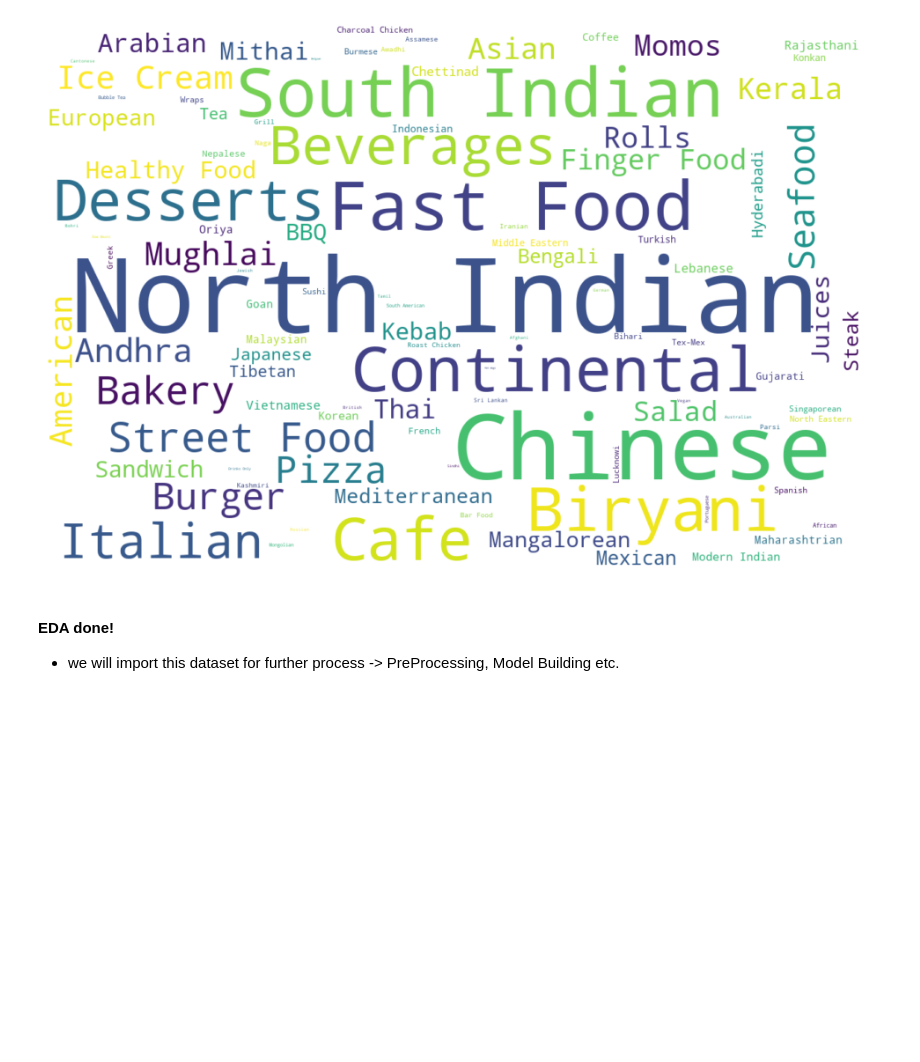
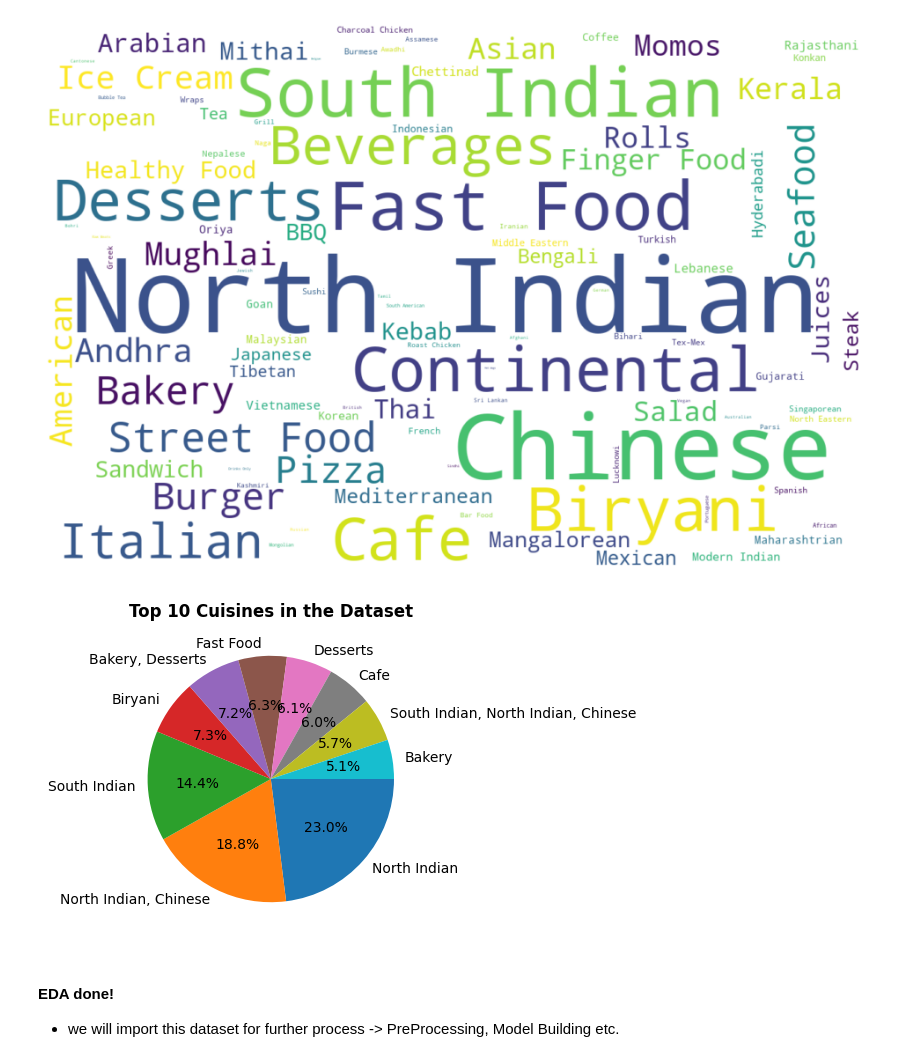
Before and after one commit to bhavbooks/Zomato-Restaurants-Rating-Prediction-, a Jupyter notebook: src/EDA.ipynb, the cells around one changed output. Cells and saved outputs as stored; diff of their text form; code cells hidden in the pictures; blank space fills up the shorter version.

```diff
--- a/src/EDA.ipynb
+++ b/src/EDA.ipynb
@@ -1349,6 +1366,18 @@ plt.show("cuisine_wordcloud")
 # %% [output]
 ✅ Auto-saved: visualizations/cuisine_wordcloud.png
 [figure]
+# %%
+# Top 10 cuisines
+top_10_cuisines = df['cuisines'].value_counts().sort_values(ascending=False)[:10]
+
+# Plotting
+plt.figure(figsize=(4, 4))
+plt.pie(top_10_cuisines, labels=top_10_cuisines.index, autopct='%1.1f%%', counterclock=False)
+plt.title('Top 10 Cuisines in the Dataset', fontweight='bold')
+plt.savefig("visualizations/top_10_cuisines_piechart.png")
+plt.show()
+# %% [output]
+[figure, added]
 # %% [markdown]
 #### EDA done!
 - we will import this dataset for further process -> PreProcessing, Model Building etc.
```
Also changed, not shown: parts of 2 cells of this notebook, 5 other files.
